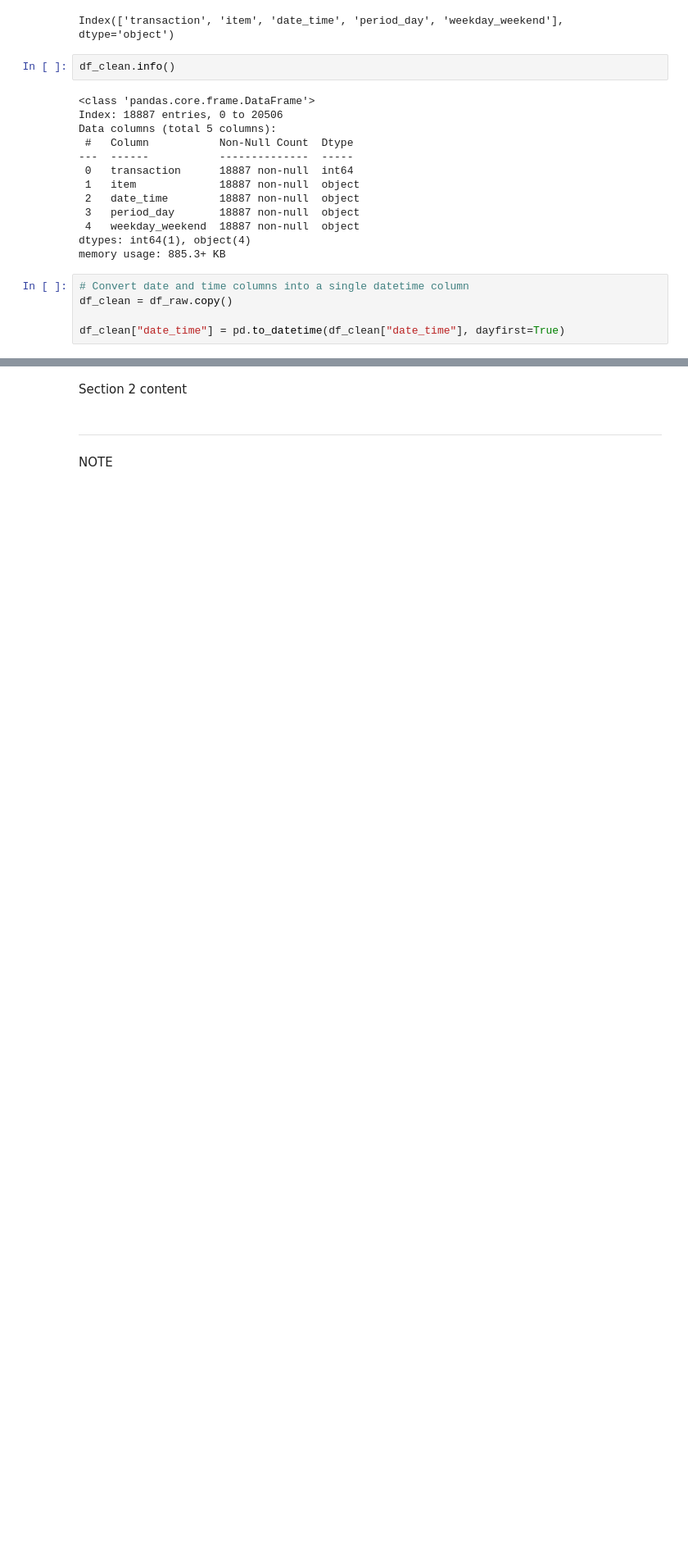
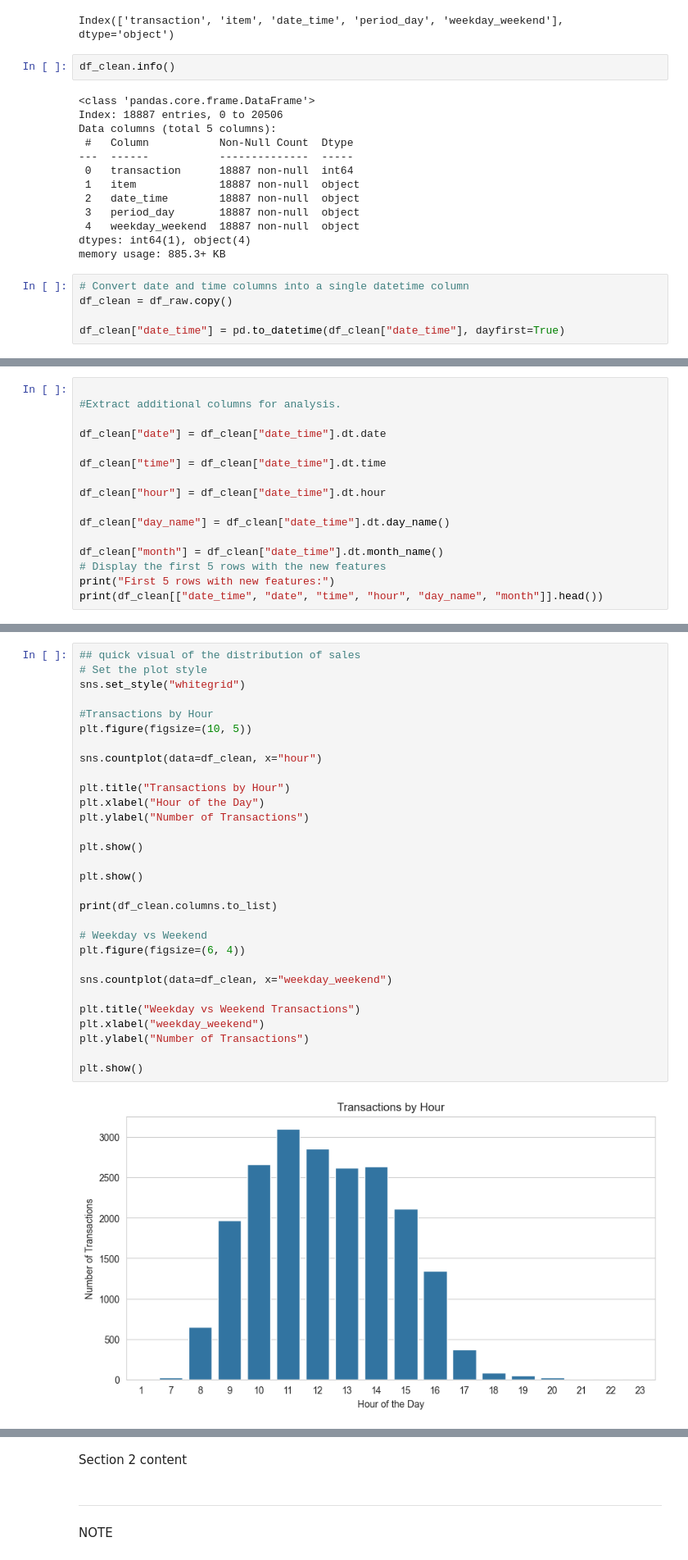
Before and after one commit to Haneenamathar/bakery_sales, a Jupyter notebook: jupyter_notebooks/ETL.ipynb, the cells around one changed output, grey strips where cells are left out. Shown at 82% size. Drawn from its saved outputs; the diff is of its cells as text; blank space fills up the shorter version.

```diff
--- a/jupyter_notebooks/ETL.ipynb
+++ b/jupyter_notebooks/ETL.ipynb
@@ -267,0 +270,16 @@ df_clean["date_time"] = pd.to_datetime(df_clean["date_time"], dayfirst=True)
+# %%
+
+#Extract additional columns for analysis.
+
+df_clean["date"] = df_clean["date_time"].dt.date
+
+df_clean["time"] = df_clean["date_time"].dt.time
+
+df_clean["hour"] = df_clean["date_time"].dt.hour
+
+df_clean["day_name"] = df_clean["date_time"].dt.day_name()
+
+df_clean["month"] = df_clean["date_time"].dt.month_name()
+# Display the first 5 rows with the new features
+print("First 5 rows with new features:")
+print(df_clean[["date_time", "date", "time", "hour", "day_name", "month"]].head())
@@ -267,0 +306,32 @@ df_clean["date_time"] = pd.to_datetime(df_clean["date_time"], dayfirst=True)
+# %%
+## quick visual of the distribution of sales
+# Set the plot style
+sns.set_style("whitegrid")
+
+#Transactions by Hour
+plt.figure(figsize=(10, 5))
+
+sns.countplot(data=df_clean, x="hour")
+
+plt.title("Transactions by Hour")
+plt.xlabel("Hour of the Day")
+plt.ylabel("Number of Transactions")
+
+plt.show()
+
+plt.show()
+
+print(df_clean.columns.to_list)
+
+# Weekday vs Weekend
+plt.figure(figsize=(6, 4))
+
+sns.countplot(data=df_clean, x="weekday_weekend")
+
+plt.title("Weekday vs Weekend Transactions")
+plt.xlabel("weekday_weekend")
+plt.ylabel("Number of Transactions")
+
+plt.show()
+# %% [output]
+[figure, added]
```
Also changed, not shown: parts of 6 cells of this notebook, 1 other file.
